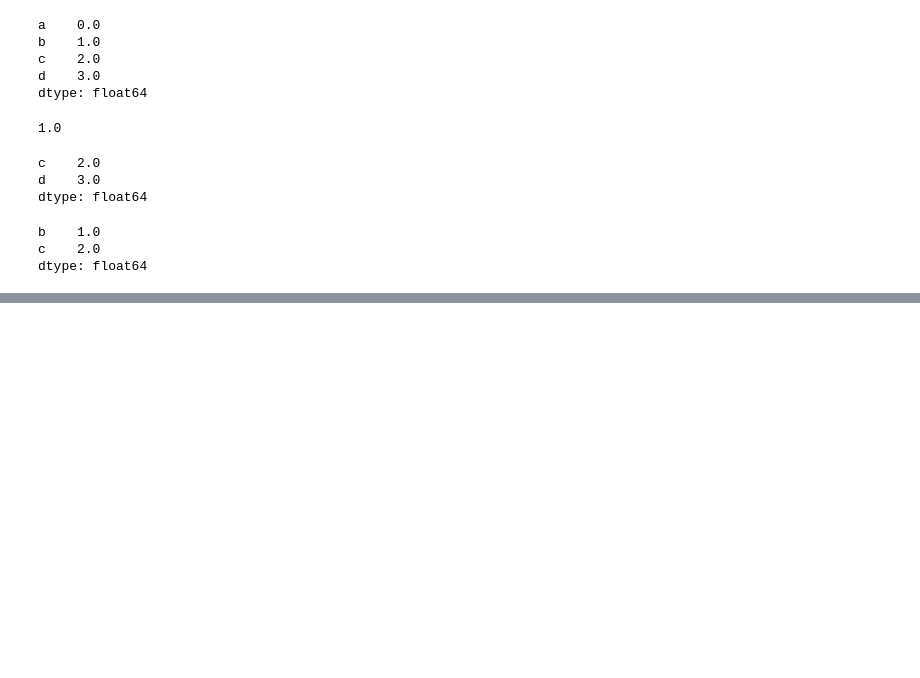
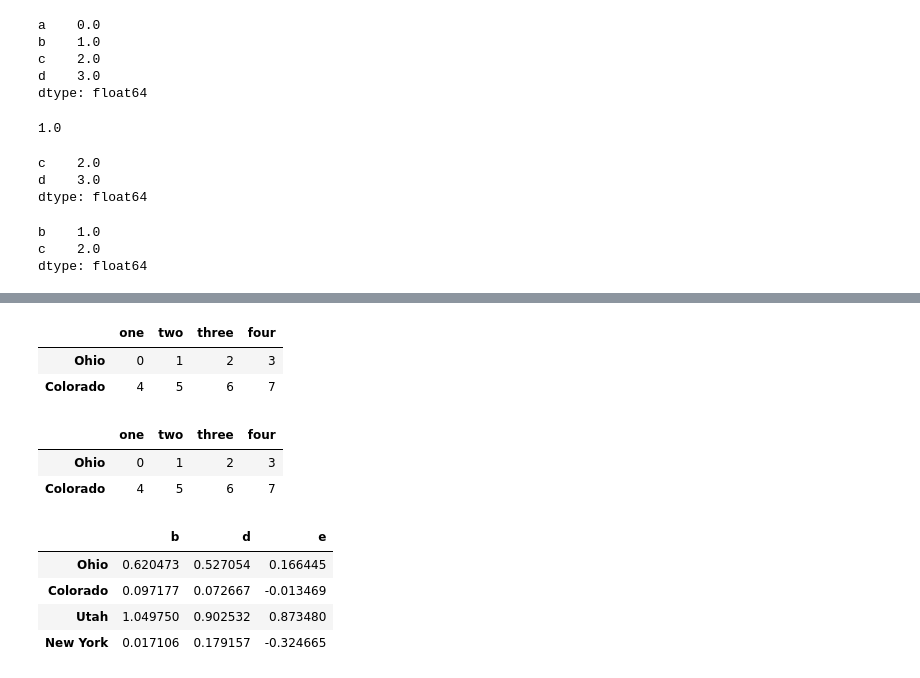
Before and after one commit to huiyanglu/Course_projects, a Jupyter notebook: Python_for_Data_Analysis/LearnPandas.ipynb, the cells around one changed output, grey strips where cells are left out. Cells and saved outputs as stored; diff of their text form; code cells hidden in the pictures; blank space fills up the shorter version.

```diff
--- a/Python_for_Data_Analysis/LearnPandas.ipynb
+++ b/Python_for_Data_Analysis/LearnPandas.ipynb
@@ -310,0 +350,22 @@ dtype: float64
+# %%
+data[data['three']<10]
+# %% [output]
+|  | one | two | three | four |
+| Ohio | 0 | 1 | 2 | 3 |
+| Colorado | 4 | 5 | 6 | 7 |
+# %%
+data.loc[data.three<10,:]
+# %% [output]
+|  | one | two | three | four |
+| Ohio | 0 | 1 | 2 | 3 |
+| Colorado | 4 | 5 | 6 | 7 |
+# %%
+frame2 = DataFrame(np.random.randn(4,3),columns=list('bde'),
+                  index=['Ohio','Colorado','Utah','New York'])
+frame2
+# %% [output]
+|  | b | d | e |
+| Ohio | 0.620473 | 0.527054 | 0.166445 |
+| Colorado | 0.097177 | 0.072667 | -0.013469 |
+| Utah | 1.049750 | 0.902532 | 0.873480 |
+| New York | 0.017106 | 0.179157 | -0.324665 |
```
Also changed, not shown: parts of 12 cells of this notebook.
